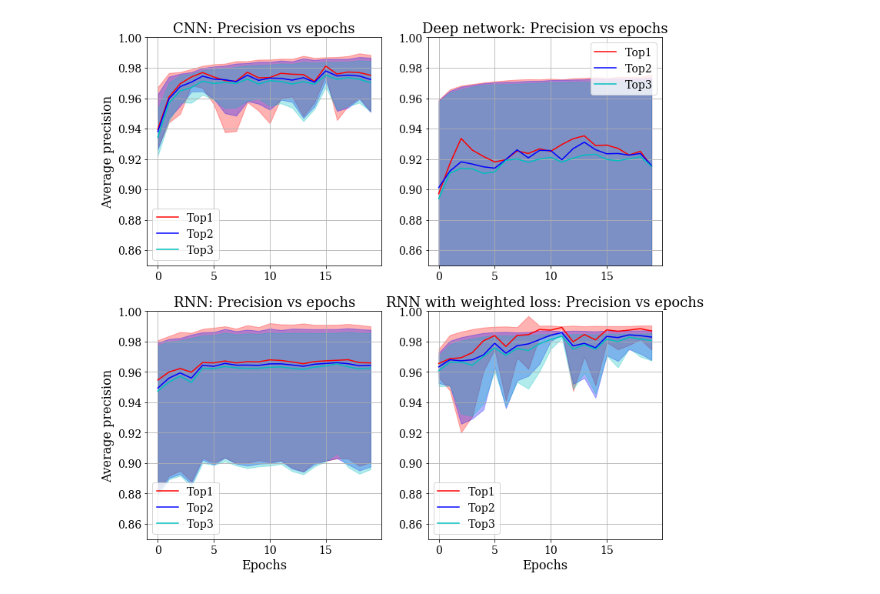
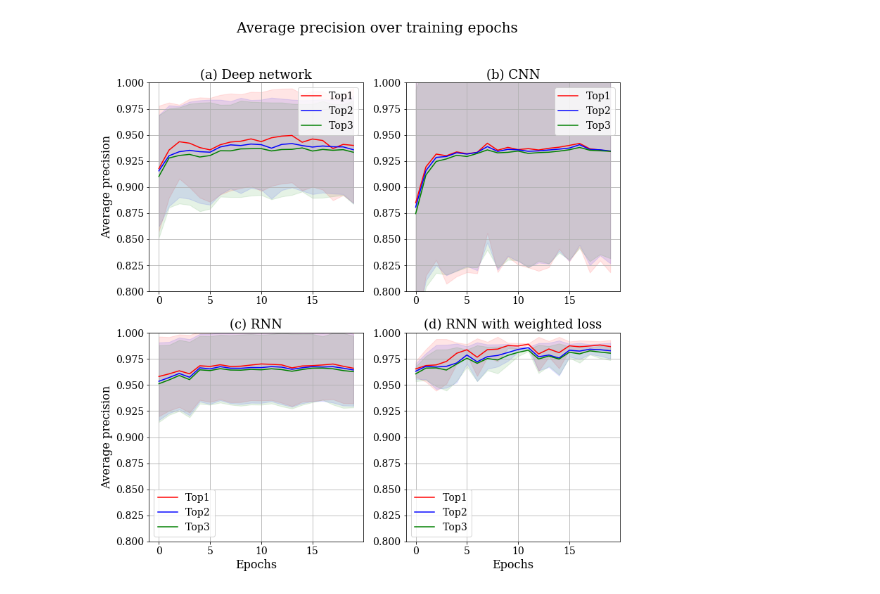
Before and after one commit to anuprulez/similar_galaxy_workflow, a Jupyter notebook: final_evaluations/plots_paper_presentation.ipynb, the cells around one changed output. Saved outputs shown, nothing was run; the diff lists cells and outputs as text; code cells hidden in the pictures.

Commit message:
Add plots

```diff
--- a/final_evaluations/plots_paper_presentation.ipynb
+++ b/final_evaluations/plots_paper_presentation.ipynb
@@ -154,20 +194,23 @@ assemble_usage()
 # %%
+precision_ylim = (0.8, 1.0)
+
 def plot_accuracy(ax, x_val1, y1_top1, y2_top1, x_val2, y1_top2, y2_top2, x_val3, y1_top3, y2_top3, title, xlabel, ylabel, leg):
     x_pos = np.arange(len(x_val1))
     ax.plot(x_pos, x_val1, 'r')
     ax.plot(x_pos, x_val2, 'b')
-    ax.plot(x_pos, x_val3, 'c')
+    ax.plot(x_pos, x_val3, 'g')
 
     ax.set_title(title, size=size_title)
-    ax.fill_between(x_pos, y1_top1, y2_top1, color = 'r', alpha = 0.3)
-    ax.fill_between(x_pos, y1_top2, y2_top2, color = 'b', alpha = 0.3)
-    ax.fill_between(x_pos, y1_top3, y2_top3, color = 'c', alpha = 0.3)
+    ax.fill_between(x_pos, y1_top1, y2_top1, color = 'r', alpha = alpha_fade)
+    ax.fill_between(x_pos, y1_top2, y2_top2, color = 'b', alpha = alpha_fade)
+    ax.fill_between(x_pos, y1_top3, y2_top3, color = 'g', alpha = alpha_fade)
     ax.legend(leg)
-    ax.set_ylim(0.85, 1.0)
+    ax.set_ylim(precision_ylim)
     plt.grid(True)
 
 def assemble_accuracy():
-    plt.figure(figsize=(12, 12))
+    fig = plt.figure(figsize=fig_size)
+    fig.suptitle('Average precision over training epochs', size=size_title + 2)
     gs = gridspec.GridSpec(2,2)
     for idx, approach in enumerate(all_approaches_path):
         if idx == 0:
@@ -183,32 +226,35 @@ def assemble_accuracy():
         else:
             ax = plt.subplot(gs[1,1])
             ax.set_xlabel("Epochs", size=size_label)
 
         precision_acc_top1 = list()
         precision_acc_top2 = list()
         precision_acc_top3 = list()
 
         for i in range(1, runs+1):
             path = base_path + approach + 'run' + str(i) + '/'
             precision_path = path + 'precision.txt'
 
             try:
                 top1_p, top2_p, top3_p = extract_precision(precision_path)
                 precision_acc_top1.append(top1_p)
                 precision_acc_top2.append(top2_p)
                 precision_acc_top3.append(top3_p)
             except Exception:
                 continue
 
         mean_top1_acc = np.mean(precision_acc_top1, axis=0)
         mean_top2_acc = np.mean(precision_acc_top2, axis=0)
         mean_top3_acc = np.mean(precision_acc_top3, axis=0)
 
         y1_top1, y2_top1 = compute_fill_between(precision_acc_top1)
         y1_top2, y2_top2 = compute_fill_between(precision_acc_top2)
         y1_top3, y2_top3 = compute_fill_between(precision_acc_top3)
         plt_title = titles[idx]
-        plot_accuracy(ax, mean_top1_acc, y1_top1, y2_top1, mean_top2_acc, y1_top2, y2_top2, mean_top3_acc, y1_top3, y2_top3, plt_title + "Precision vs epochs", "Epochs", "Precision", ['Top1', 'Top2', 'Top3'])
+        plot_accuracy(ax,mean_top1_acc, mean_top1_acc - y1_top1, mean_top1_acc + y2_top1, \
+                      mean_top2_acc, mean_top2_acc - y1_top2, mean_top2_acc + y2_top2, \
+                      mean_top3_acc, mean_top3_acc - y1_top3, mean_top3_acc + y2_top3, \
+                      plt_title, "Epochs", "Precision", ['Top1', 'Top2', 'Top3'])
 assemble_accuracy()
 # %% [output]
-[figure, old version]
+[figure, new version]
```
Also changed, not shown: parts of 4 cells of this notebook, 12 other files.
